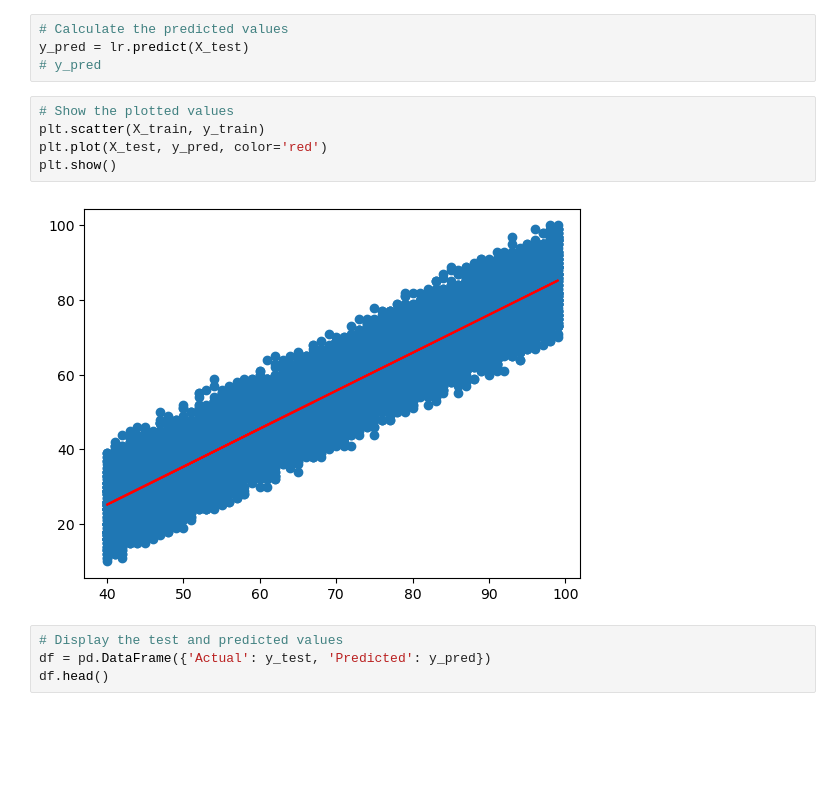
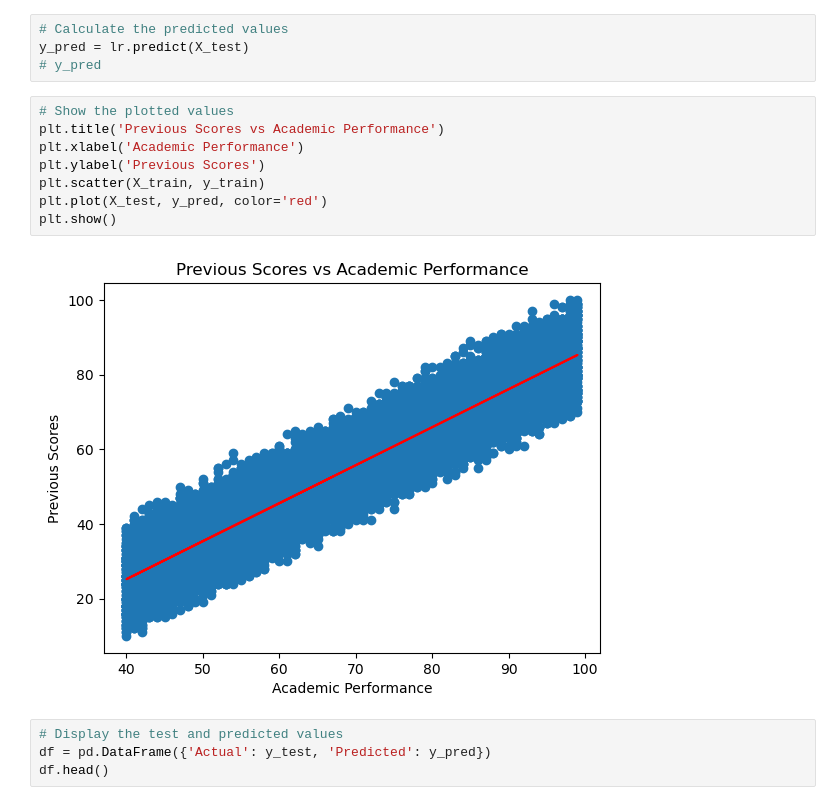
Before and after one commit to burnsjohn1/CCT-Dublin-Machine-Learning-CA1, a Jupyter notebook: CA1-Machine Learning.ipynb, the cells around one changed output. Saved outputs shown, nothing was run; the diff lists cells and outputs as text; blank space fills up the shorter version.

```diff
--- a/CA1-Machine Learning.ipynb
+++ b/CA1-Machine Learning.ipynb
@@ -847,11 +741,14 @@ y_pred = lr.predict(X_test)
 # y_pred
 # %%
 # Show the plotted values
+plt.title('Previous Scores vs Academic Performance')
+plt.xlabel('Academic Performance')
+plt.ylabel('Previous Scores')
 plt.scatter(X_train, y_train)
 plt.plot(X_test, y_pred, color='red')
 plt.show()
 # %% [output]
-[figure, old version]
+[figure, new version]
 # %%
 # Display the test and predicted values
 df = pd.DataFrame({'Actual': y_test, 'Predicted': y_pred})
```
Also changed, not shown: parts of 39 cells of this notebook.
